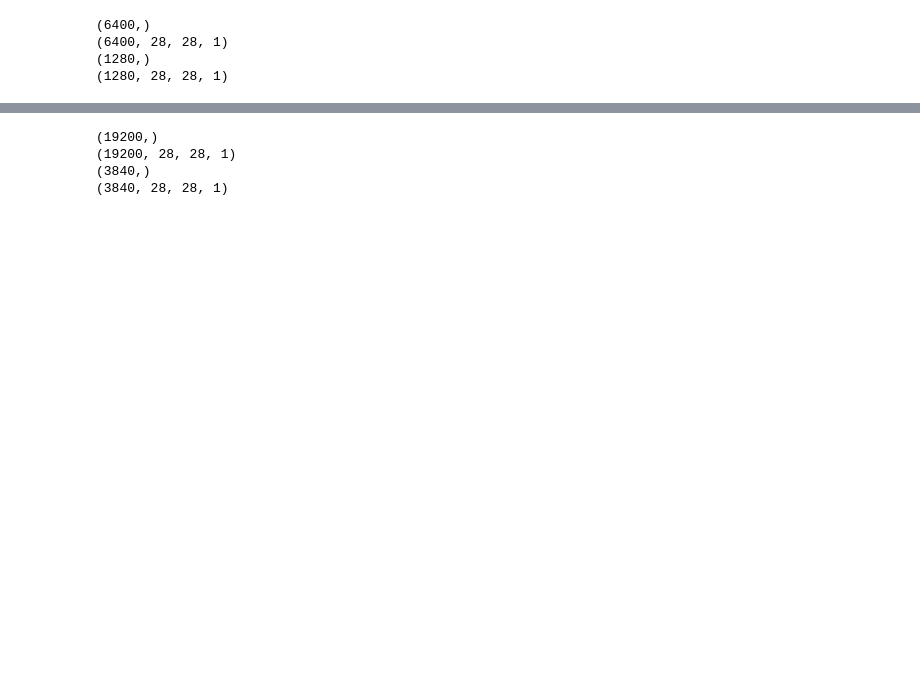
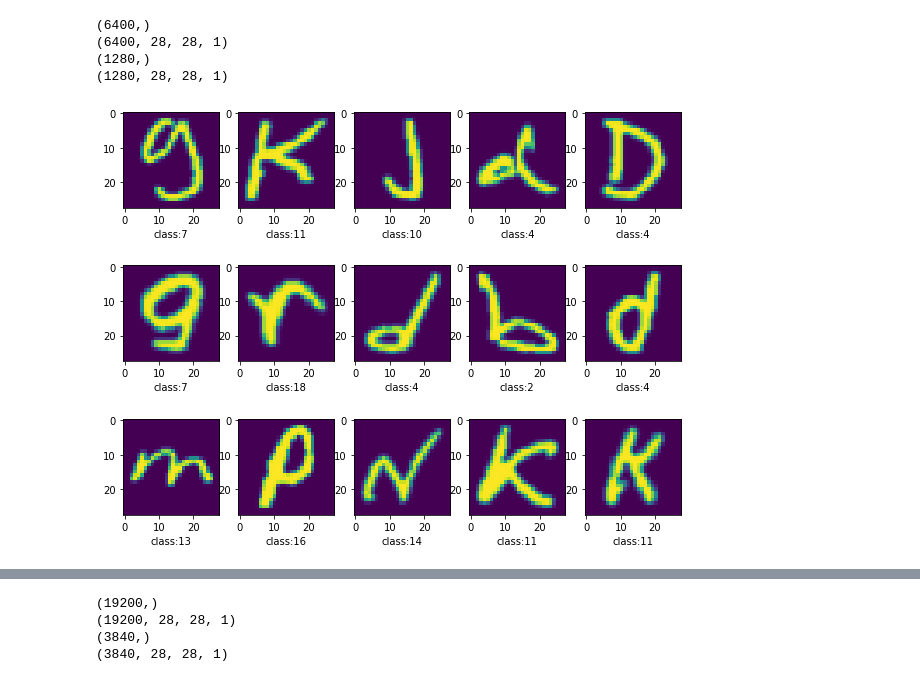
Before and after one commit to lemonwater600ml/6220-hw2, a Jupyter notebook: 6220_hw2.ipynb, the cells around one changed output, grey strips where cells are left out. Cells and saved outputs as stored; diff of their text form; code cells hidden in the pictures; blank space fills up the shorter version.

```diff
--- a/6220_hw2.ipynb
+++ b/6220_hw2.ipynb
@@ -100,6 +100,15 @@ print(X_test_k3.shape)
 (6400, 28, 28, 1)
 (1280,)
 (1280, 28, 28, 1)
+# %%
+
+fig,axes = plt.subplots(3,5,figsize=(10,8))
+for i,ax in enumerate(axes.flat):
+    ax.imshow(X_train_k3[i].T.reshape([28,28]))
+    ax.set_xlabel("class:"+ str(y_train_k3[i]))
+    # ax.set_xlabel("class:"+ str(y_train_k3[i]) + "(" + str(chr(y_train_k3[i]+64)) + ")")
+# %% [output]
+[figure, added]
 # %%
 # Build model
 model = tf.keras.models.Sequential([
```
Also changed, not shown: parts of 9 cells of this notebook.
